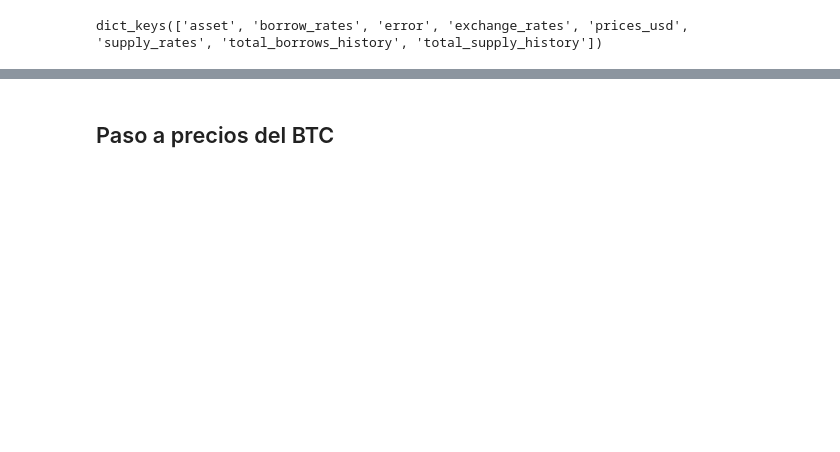
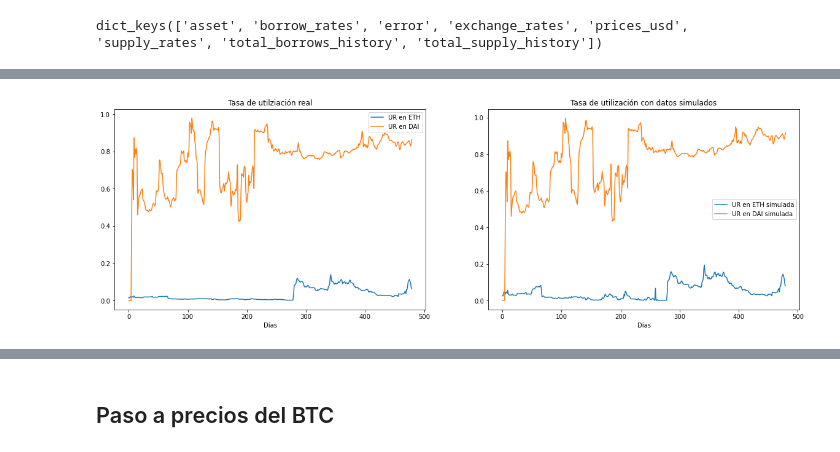
Before and after one commit to TruStartUp/tropyco-simulation, a Jupyter notebook: Modelo Hurricane/Simulación de Hurricane con los datos históricos de compound.ipynb, the cells around one changed output, grey strips where cells are left out. Drawn from its saved outputs; the diff is of its cells as text; code cells hidden in the pictures; blank space fills up the shorter version.

```diff
--- a/Modelo Hurricane/Simulación de Hurricane con los datos históricos de compound.ipynb
+++ b/Modelo Hurricane/Simulación de Hurricane con los datos históricos de compound.ipynb
@@ -708,0 +575,98 @@ plt.show()
+# %%
+# Datos obtenidos de compound
+if variosMercados == True:
+    UTP = []; UTDP = []; UTUP = []
+
+    for v in range(lenData):
+        if TS[v] != 0:
+            UTP.append(TB[v]/(TS[v]*ER[v]))
+        else:
+            UTP.append(0)
+        if TSD[v] != 0:
+            UTDP.append(TBD[v]/(TSD[v]*ERD[v]))
+        else:
+            UTDP.append(0)
+        if TSU[v] != 0:
+            UTUP.append(TBU[v]/(TSU[v]*ERU[v]))
+        else:
+            UTUP.append(0)
+
+    # Utilizaciones simuladas
+    UTN = []; UTDN = []; UTUN = []
+
+    for v in range(lenData):
+        if TSN[v] != 0:
+            UTN.append(TBN[v]/TSN[v])
+        else:
+            UTN.append(0)
+        if TSDN[v] != 0:
+            UTDN.append(TBDN[v]/TSDN[v])
+        else:
+            UTDN.append(0)
+        if TSUN[v] != 0:
+            UTUN.append(TBUN[v]/TSUN[v])
+        else:
+            UTUN.append(0)
+
+    figsize(20,6)
+
+    plt.subplot(1,2,1)
+    plt.title("Tasa de utilziación real")
+    plt.plot(UTP,label="UR en ETH")
+    plt.plot(UTDP, label="UR en DAI")
+    plt.plot(UTUP, label="UR en USDT")
+    plt.xlabel("Días")
+    plt.legend()
+
+    plt.subplot(1,2,2)
+    plt.title("Tasa de utilización con datos simulados")
+    plt.plot(UTN,label="UR en ETH simulada")
+    plt.plot(UTDN, label="UR en DAI simulada")
+    plt.plot(UTUN, label="UR en USDT simulada")
+    plt.xlabel("Días")
+    plt.legend()
+    plt.show()
+else:
+    UTP = []; UTDP = []
+
+    for v in range(lenData):
+        if TS[v] != 0:
+            UTP.append(TB[v]/(TS[v]*ER[v]))
+        else:
+            UTP.append(0)
+        if TSD[v] != 0:
+            UTDP.append(TBD[v]/(TSD[v]*ERD[v]))
+        else:
+            UTDP.append(0)
+
+    # Utilizaciones simuladas
+    UTN = []; UTDN = []
+
+    for v in range(lenData):
+        if TSN[v] != 0:
+            UTN.append(TBN[v]/TSN[v])
+        else:
+            UTN.append(0)
+        if TSDN[v] != 0:
+            UTDN.append(TBDN[v]/TSDN[v])
+        else:
+            UTDN.append(0)
+
+    figsize(20,6)
+
+    plt.subplot(1,2,1)
+    plt.title("Tasa de utilziación real")
+    plt.plot(UTP,label="UR en ETH")
+    plt.plot(UTDP, label="UR en DAI")
+    plt.xlabel("Días")
+    plt.legend()
+
+    plt.subplot(1,2,2)
+    plt.title("Tasa de utilización con datos simulados")
+    plt.plot(UTN,label="UR en ETH simulada")
+    plt.plot(UTDN, label="UR en DAI simulada")
+    plt.xlabel("Días")
+    plt.legend()
+    plt.show()
+# %% [output]
+[figure, added]
```
Also changed, not shown: parts of 44 cells of this notebook, 1 other file.
